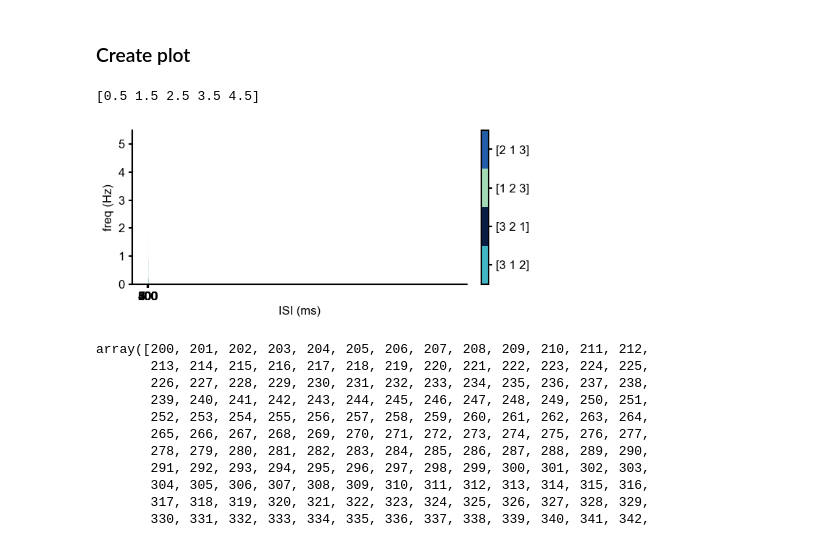
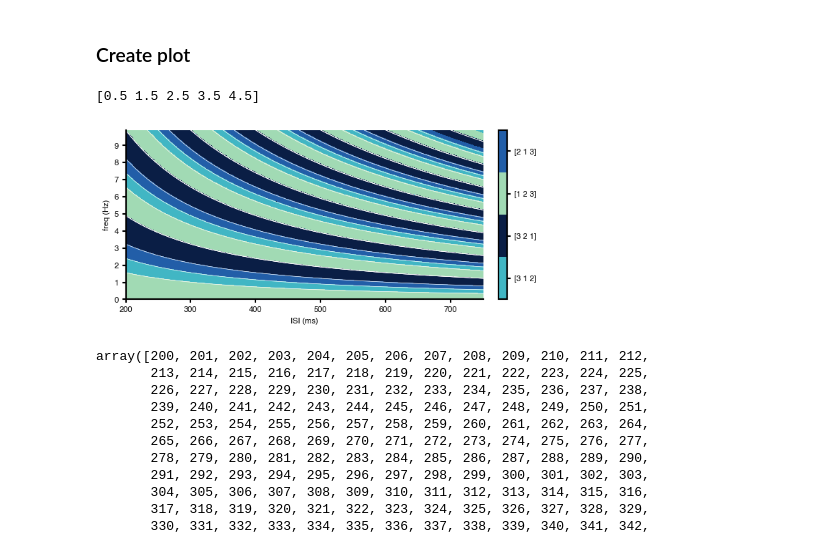
Before and after one commit to mackelab/sequence-memory, a Jupyter notebook: rnn_model/generate_figures/fig_S2_c.ipynb, the cells around one changed output. Cells and saved outputs as stored; diff of their text form; code cells hidden in the pictures.

Commit message:
new version phase order model on top of pred plot

```diff
--- a/rnn_model/generate_figures/fig_S2_c.ipynb
+++ b/rnn_model/generate_figures/fig_S2_c.ipynb
@@ -125,13 +125,11 @@ fig.tight_layout()
 
 
 for i in range(20):
-    ax[0].plot(1000*i/(freqs*3)-200,np.arange(len(freqs)),color='white',lw=0.5)
+    ax[0].plot(1000*i/(freqs*3)-200,np.arange(len(freqs)),color='w',lw=0.5)
 for i in range(20):
-    ax[0].plot(1000*i/(freqs*2)-200,np.arange(len(freqs)),color='white',lw=0.5)
+    ax[0].plot(1000*i/(freqs*2)-200,np.arange(len(freqs)),color='w',lw=0.5)
 for i in range(20):
-    ax[0].plot(1000*i/(freqs)-200,np.arange(len(freqs)),color='white',lw=0.5)
-ax[0].set_ylim(0,len(res4))
-
+    ax[0].plot(1000*i/(freqs)-200,np.arange(len(freqs)),color='w',lw=0.5)
 
 #ax[0].axvline(373)
 #ax[0].axvline(275)
@@ -146,34 +144,36 @@ m1 = "*"
 s = 0
 
 ax[0].scatter(arg_is_close(3.73,freqs),arg_is_close(400,(isis+200)),color='red',s=s,marker=m1)
 ax[0].scatter(arg_is_close(2.75,freqs),arg_is_close(400,(isis+200)),color='red',s=s,marker=m2)
 ax[0].scatter(arg_is_close(2.04,freqs),arg_is_close(400,(isis+200)),color='red',s=s,marker=m3)
 ax[0].scatter(arg_is_close(1.5,freqs),arg_is_close(400,(isis+200)),color='red',s=s,marker=m4)
 
 
 ax[0].scatter(arg_is_close(3.73,freqs),arg_is_close(500,(isis+200)),color='pink',s=s,marker=m1)
 ax[0].scatter(arg_is_close(2.75,freqs),arg_is_close(500,(isis+200)),color='pink',s=s,marker=m2)
 ax[0].scatter(arg_is_close(2.04,freqs),arg_is_close(500,(isis+200)),color='pink',s=s,marker=m3)
 ax[0].scatter(arg_is_close(1.5,freqs),arg_is_close(500,(isis+200)),color='pink',s=s,marker=m4)
 
 
 ax[0].scatter(arg_is_close(3.73,freqs),arg_is_close(250,(isis+200)),color='orange',s=s,marker=m1)
 ax[0].scatter(arg_is_close(2.75,freqs),arg_is_close(250,(isis+200)),color='orange',s=s,marker=m2)
 ax[0].scatter(arg_is_close(2.04,freqs),arg_is_close(250,(isis+200)),color='orange',s=s,marker=m3)
 ax[0].scatter(arg_is_close(1.5,freqs),arg_is_close(250,(isis+200)),color='orange',s=s,marker=m4)
+ax[0].set_ylim(0,res4.shape[1])
+ax[0].set_xlim(0,res4.shape[0])
 
 
 #ISIs=[250,400,500]
 #for ISI in ISIs:
 #    ax[0].axhline(ISI-200)
 plt.rcParams["pdf.use14corefonts"] = True
 
 
 plt.savefig("../figures/model_phaseorders_pred.pdf", facecolor='white')
 plt.savefig("../figures/model_phaseorders_pred.png", facecolor='white')
 # %% [output]
 [0.5 1.5 2.5 3.5 4.5]
-[figure, old version]
+[figure, new version]
 # %%
 isis+200
 # %% [output]
```
Also changed, not shown: parts of 2 cells of this notebook, 2 other files.
